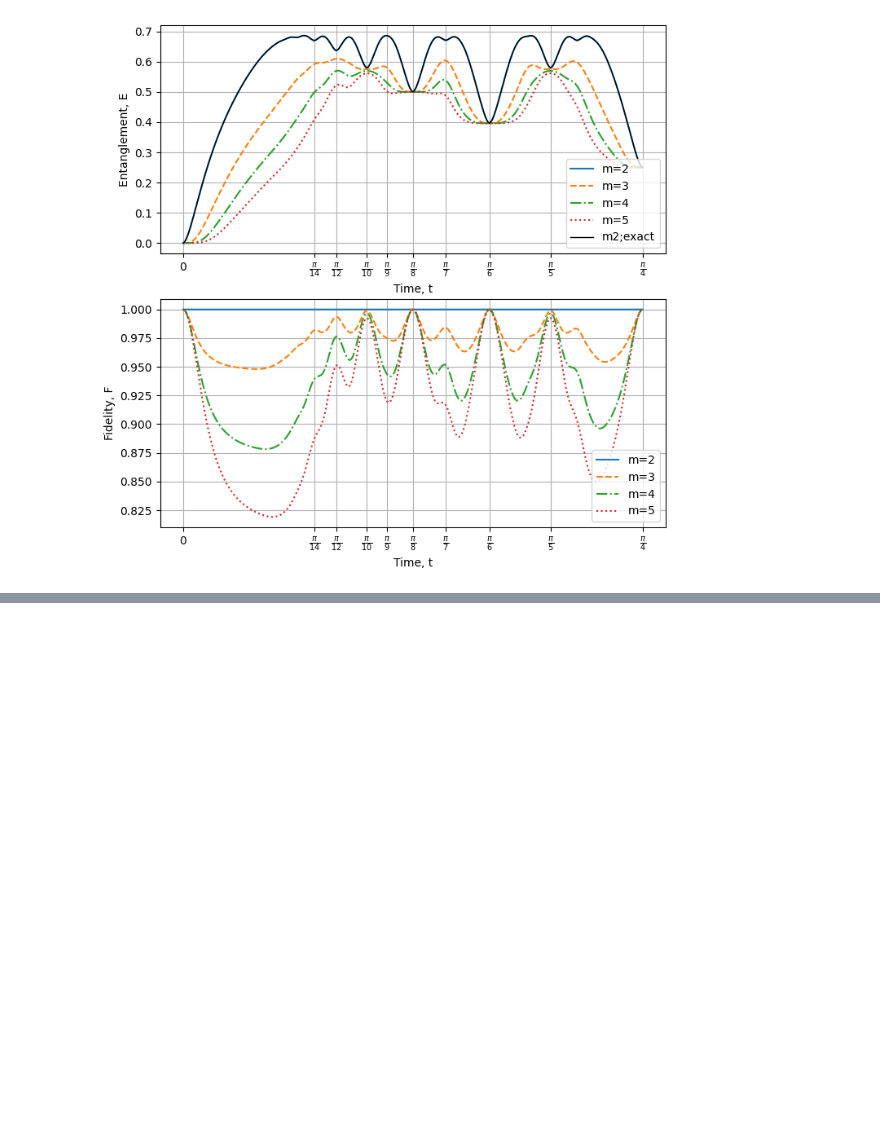
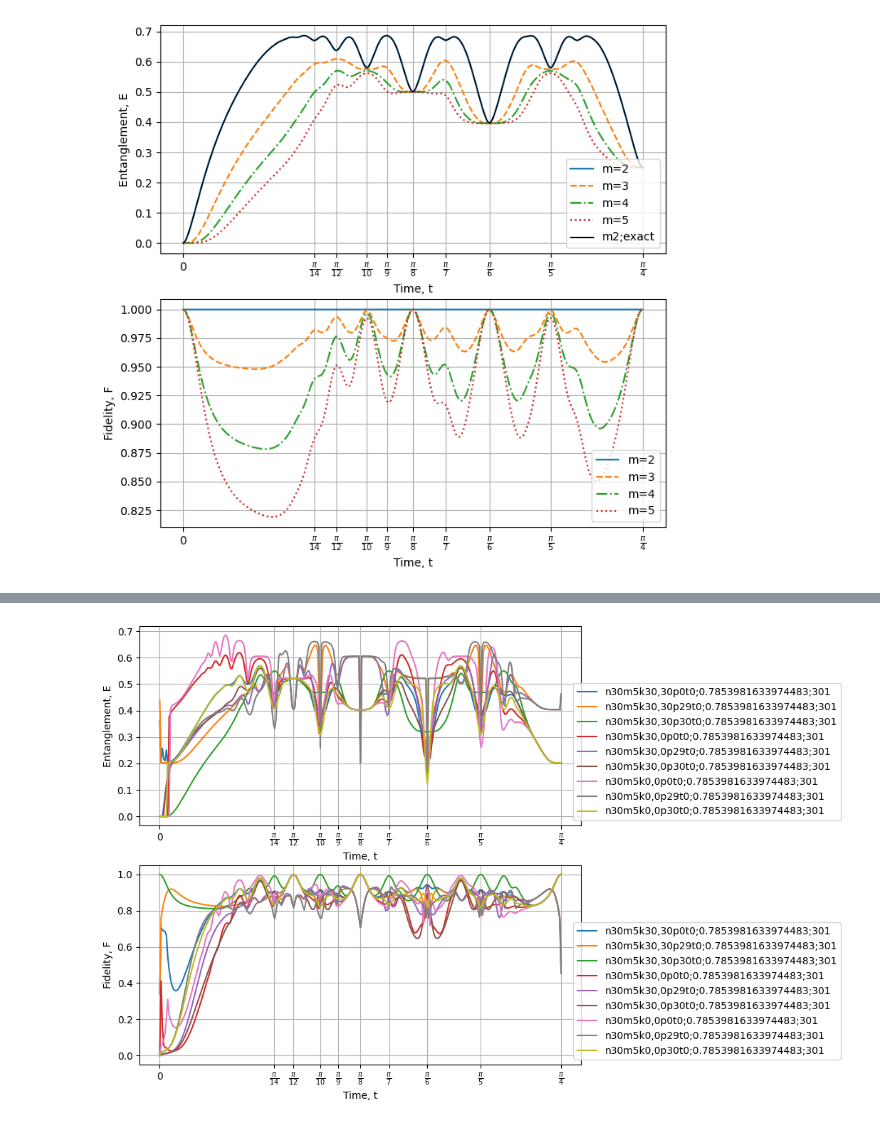
Before and after one commit to kephircheek/research-emqwuqoc, a Jupyter notebook: notebooks/Research-min-points-of-entropy.ipynb, the cells around one changed output, grey strips where cells are left out. Saved outputs shown, nothing was run; the diff lists cells and outputs as text; code cells hidden in the pictures; blank space fills up the shorter version.

```diff
--- a/notebooks/Research-min-points-of-entropy.ipynb
+++ b/notebooks/Research-min-points-of-entropy.ipynb
@@ -295,0 +393,4 @@ for i, ext in enumerate(fig.get_window_extent().transformed(fig.dpi_scale_trans.
+# %%
+fig.tight_layout()
+for i, ext in enumerate(fig.get_window_extent().transformed(fig.dpi_scale_trans.inverted()).splity(0.5)):
+    fig.savefig(f"../assets/{('fidelity', 'entanglement')[i]}_n{n_bosons}.eps", bbox_inches=ext)
@@ -295,0 +399,93 @@ for i, ext in enumerate(fig.get_window_extent().transformed(fig.dpi_scale_trans.
+# %%
+import itertools
+
+n_jobs = -2
+n_bosons = 30
+t_span = (0, np.pi / 4, 301)
+
+t_list = np.linspace(*t_span)
+model_ = bec.BEC_Qubits.init_default(n_bosons, 0)
+states_true = joblib.Parallel(n_jobs=n_jobs)(
+    joblib.delayed(lambda t, m: bec.state_under_h_zz_reduced_teor_focked(m, t / m.Omega))(t, model_)
+    for t in tqdm(t_list, postfix=f"n{model_.n_bosons}m2;teor", ncols=80)
+)
+
+# linestyles =["-", "--", "-.", ":", (0, (5, 5)), (0, (3, 5, 1, 5))]
+numbers_sites = [5]
+k_measured_sets = [
+    (n_bosons, n_bosons),
+    (n_bosons, 0),
+    (0, 0),
+    (n_bosons - 1, n_bosons - 1),
+    (n_bosons - 1, n_bosons),
+]
+projections = [
+    0,
+    n_bosons - 1,
+    n_bosons
+]
+
+
+results_path = pathlib.Path("../assets/scripts/propagate_entanglement/results/")
+
+
+fig, axes = plt.subplots(2, 1, figsize=(8, 8))
+
+for i, (m, k_measured, projection) in enumerate(itertools.product(numbers_sites, k_measured_sets, projections)):
+    # ls = linestyles[i]
+    ls = None
+    pe_task = entanglement_propagation.PropagateEntanglementTask(
+        n_bosons=n_bosons,
+        n_sites=m,
+        t_span=t_span,
+        k_measured=k_measured,
+        projection=projection,
+
+    )
+    try:
+        with open(results_path / f"{pe_task.label}.json") as f:
+            pe_result = entanglement_propagation.PropagateEntanglementResult.load(f)
+    except FileNotFoundError:
+        print(f"not found: {pe_task.label}")
+        continue
+
+
+
+    fids = joblib.Parallel(n_jobs=n_jobs)(
+        joblib.delayed(
+            lambda s, s_e:
+                qutip.metrics.fidelity(sq / sq.tr(), s_e)
+                if (sq := pe_result.to_Qobj(s)).tr() > 0
+                else 0
+        )(s, s_e)
+        for s, s_e in tqdm(
+            zip(pe_result.states, states_true),
+            postfix=f"{pe_task.label};fids",
+            ncols=80,
+            total=len(pe_result.states),
+            # disable=True,
+        )
+    )
+
+    label = pe_task.label
+    # label = f"m={pe_task.n_sites}"
+    axes[0].plot(pe_result.t_list, pe_result.entropies() / np.log2(pe_task.n_bosons + 1), linestyle=ls, label=label)
+    axes[1].plot(pe_result.t_list, fids, linestyle=ls, label=label)
+
+for ax in axes:
+    ax.grid()
+    ax.legend(loc="lower right", bbox_to_anchor=(1.6, 0))
+    ax.set_xlabel("Time, t")
+    ax.set_xticks(*zip(*(
+        (
+            (np.pi / i, rf"$\frac{{\pi}}{{{i}}}$")
+            if i != 0 else
+            (0, "0")
+        )
+        if isinstance(i, int) else
+        (i[0] * np.pi / i[1], rf"$\frac{{{i[0]}\pi}}{{{i[1]}}}$")
+        for i in (0, 14, 12, 10, 9, 8, 7, 6, 5, 4))))
+
+axes[0].set_ylabel("Entanglement, E")
+axes[1].set_ylabel("Fidelity, F")
+# %% [output]
@@ -295,0 +499 @@ for i, ext in enumerate(fig.get_window_extent().transformed(fig.dpi_scale_trans.
+[figure, added]
```
Also changed, not shown: parts of 10 cells of this notebook.
